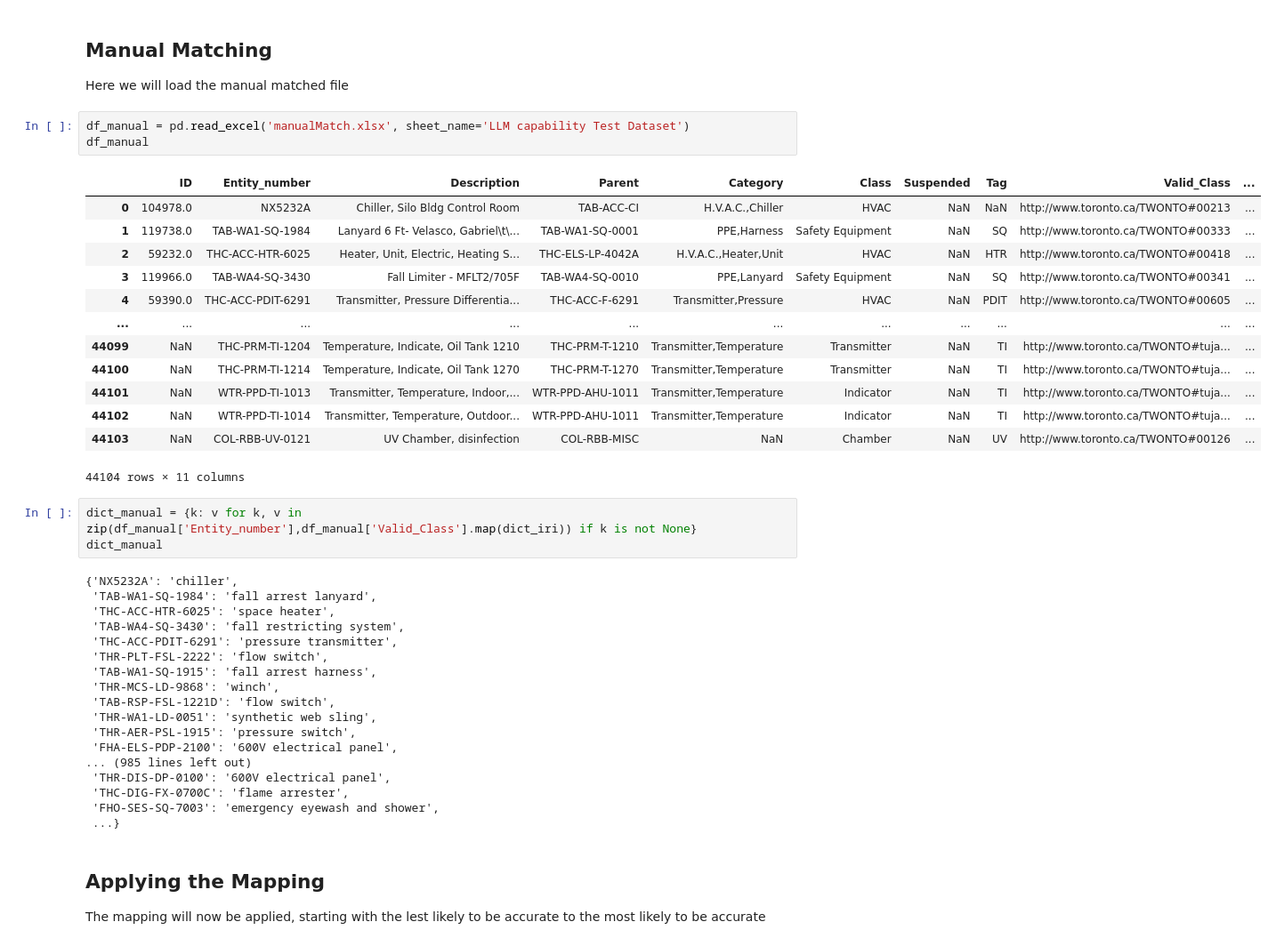
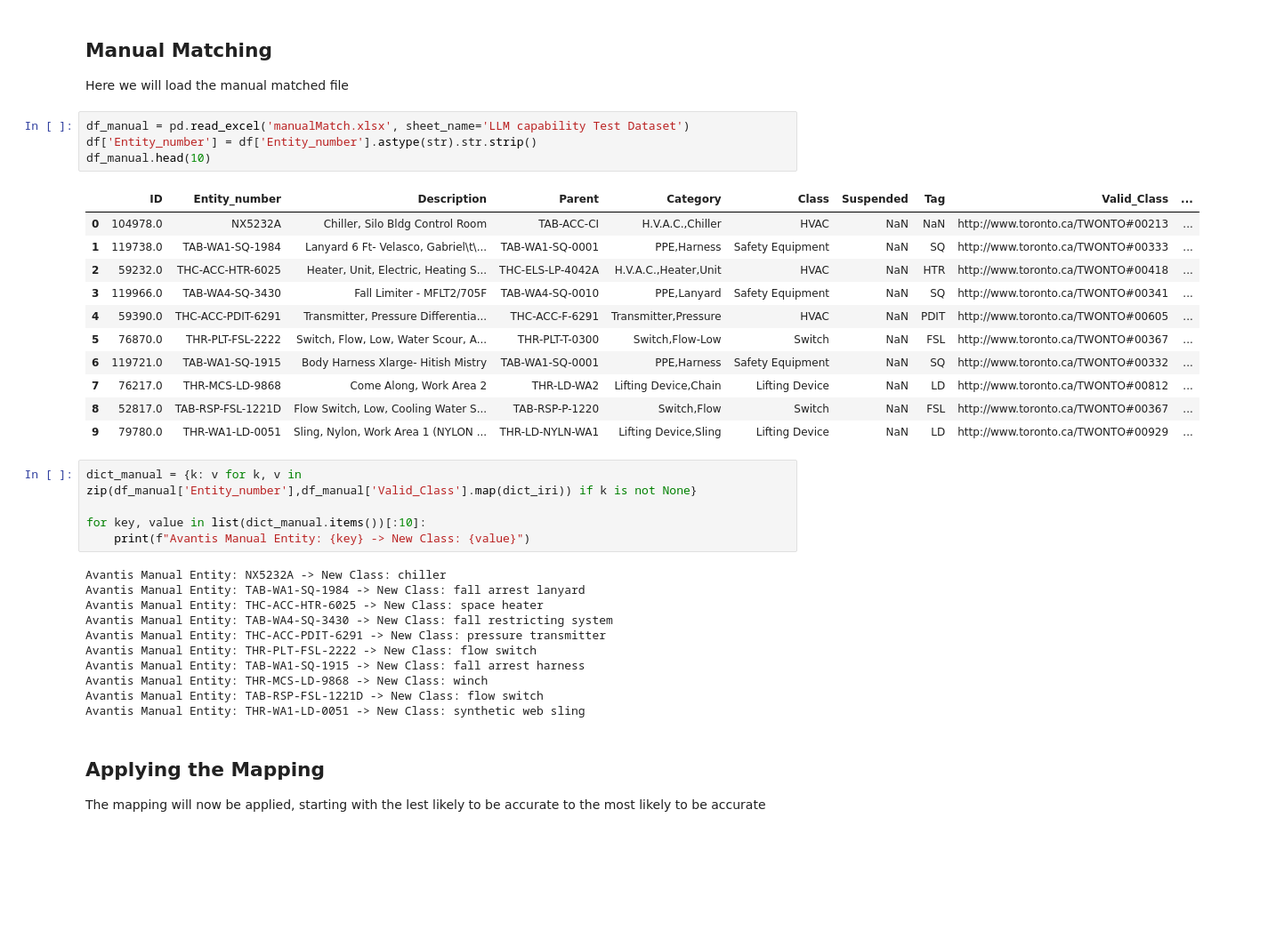
Before and after one commit to TW-ASMP/TWONTO, a Jupyter notebook: Avantis Mapping/Avantis Mapping Instructions.ipynb, the cells around one changed output. Shown at 89% size. Drawn from its saved outputs; the diff is of its cells as text; blank space fills up the shorter version.

```diff
--- a/Avantis Mapping/Avantis Mapping Instructions.ipynb
+++ b/Avantis Mapping/Avantis Mapping Instructions.ipynb
@@ -212,42 +201,36 @@ dict_class
 Here we will load the manual matched file
 # %%
 df_manual = pd.read_excel('manualMatch.xlsx', sheet_name='LLM capability Test Dataset')
-df_manual
+df['Entity_number'] = df['Entity_number'].astype(str).str.strip()
+df_manual.head(10)
 # %% [output]
 |  | ID | Entity_number | Description | Parent | Category | Class | Suspended | Tag | Valid_Class | ... |
 | 0 | 104978.0 | NX5232A | Chiller, Silo Bldg Control Room | TAB-ACC-CI | H.V.A.C.,Chiller | HVAC | NaN | NaN | http://www.toronto.ca/TWONTO#00213 | ... |
 | 1 | 119738.0 | TAB-WA1-SQ-1984 | Lanyard 6 Ft- Velasco, Gabriel\t\... | TAB-WA1-SQ-0001 | PPE,Harness | Safety Equipment | NaN | SQ | http://www.toronto.ca/TWONTO#00333 | ... |
 | 2 | 59232.0 | THC-ACC-HTR-6025 | Heater, Unit, Electric, Heating S... | THC-ELS-LP-4042A | H.V.A.C.,Heater,Unit | HVAC | NaN | HTR | http://www.toronto.ca/TWONTO#00418 | ... |
 | 3 | 119966.0 | TAB-WA4-SQ-3430 | Fall Limiter - MFLT2/705F | TAB-WA4-SQ-0010 | PPE,Lanyard | Safety Equipment | NaN | SQ | http://www.toronto.ca/TWONTO#00341 | ... |
 | 4 | 59390.0 | THC-ACC-PDIT-6291 | Transmitter, Pressure Differentia... | THC-ACC-F-6291 | Transmitter,Pressure | HVAC | NaN | PDIT | http://www.toronto.ca/TWONTO#00605 | ... |
-| ... | ... | ... | ... | ... | ... | ... | ... | ... | ... | ... |
-| 44099 | NaN | THC-PRM-TI-1204 | Temperature, Indicate, Oil Tank 1210 | THC-PRM-T-1210 | Transmitter,Temperature | Transmitter | NaN | TI | http://www.toronto.ca/TWONTO#tuja... | ... |
-| 44100 | NaN | THC-PRM-TI-1214 | Temperature, Indicate, Oil Tank 1270 | THC-PRM-T-1270 | Transmitter,Temperature | Transmitter | NaN | TI | http://www.toronto.ca/TWONTO#tuja... | ... |
-| 44101 | NaN | WTR-PPD-TI-1013 | Transmitter, Temperature, Indoor,... | WTR-PPD-AHU-1011 | Transmitter,Temperature | Indicator | NaN | TI | http://www.toronto.ca/TWONTO#tuja... | ... |
-| 44102 | NaN | WTR-PPD-TI-1014 | Transmitter, Temperature, Outdoor... | WTR-PPD-AHU-1011 | Transmitter,Temperature | Indicator | NaN | TI | http://www.toronto.ca/TWONTO#tuja... | ... |
-| 44103 | NaN | COL-RBB-UV-0121 | UV Chamber, disinfection | COL-RBB-MISC | NaN | Chamber | NaN | UV | http://www.toronto.ca/TWONTO#00126 | ... |
+| 5 | 76870.0 | THR-PLT-FSL-2222 | Switch, Flow, Low, Water Scour, A... | THR-PLT-T-0300 | Switch,Flow-Low | Switch | NaN | FSL | http://www.toronto.ca/TWONTO#00367 | ... |
+| 6 | 119721.0 | TAB-WA1-SQ-1915 | Body Harness Xlarge- Hitish Mistry | TAB-WA1-SQ-0001 | PPE,Harness | Safety Equipment | NaN | SQ | http://www.toronto.ca/TWONTO#00332 | ... |
+| 7 | 76217.0 | THR-MCS-LD-9868 | Come Along, Work Area 2 | THR-LD-WA2 | Lifting Device,Chain | Lifting Device | NaN | LD | http://www.toronto.ca/TWONTO#00812 | ... |
+| 8 | 52817.0 | TAB-RSP-FSL-1221D | Flow Switch, Low, Cooling Water S... | TAB-RSP-P-1220 | Switch,Flow | Switch | NaN | FSL | http://www.toronto.ca/TWONTO#00367 | ... |
+| 9 | 79780.0 | THR-WA1-LD-0051 | Sling, Nylon, Work Area 1 (NYLON ... | THR-LD-NYLN-WA1 | Lifting Device,Sling | Lifting Device | NaN | LD | http://www.toronto.ca/TWONTO#00929 | ... |
-44104 rows × 11 columns
 # %%
 dict_manual = {k: v for k, v in zip(df_manual['Entity_number'],df_manual['Valid_Class'].map(dict_iri)) if k is not None}
-dict_manual
+
+for key, value in list(dict_manual.items())[:10]:
+    print(f"Avantis Manual Entity: {key} -> New Class: {value}")
 # %% [output]
-{'NX5232A': 'chiller',
- 'TAB-WA1-SQ-1984': 'fall arrest lanyard',
- 'THC-ACC-HTR-6025': 'space heater',
- 'TAB-WA4-SQ-3430': 'fall restricting system',
- 'THC-ACC-PDIT-6291': 'pressure transmitter',
- 'THR-PLT-FSL-2222': 'flow switch',
- 'TAB-WA1-SQ-1915': 'fall arrest harness',
- 'THR-MCS-LD-9868': 'winch',
- 'TAB-RSP-FSL-1221D': 'flow switch',
- 'THR-WA1-LD-0051': 'synthetic web sling',
- 'THR-AER-PSL-1915': 'pressure switch',
- 'FHA-ELS-PDP-2100': '600V electrical panel',
-... (985 lines left out)
- 'THR-DIS-DP-0100': '600V electrical panel',
- 'THC-DIG-FX-0700C': 'flame arrester',
- 'FHO-SES-SQ-7003': 'emergency eyewash and shower',
- ...}
+Avantis Manual Entity: NX5232A -> New Class: chiller
+Avantis Manual Entity: TAB-WA1-SQ-1984 -> New Class: fall arrest lanyard
+Avantis Manual Entity: THC-ACC-HTR-6025 -> New Class: space heater
+Avantis Manual Entity: TAB-WA4-SQ-3430 -> New Class: fall restricting system
+Avantis Manual Entity: THC-ACC-PDIT-6291 -> New Class: pressure transmitter
+Avantis Manual Entity: THR-PLT-FSL-2222 -> New Class: flow switch
+Avantis Manual Entity: TAB-WA1-SQ-1915 -> New Class: fall arrest harness
+Avantis Manual Entity: THR-MCS-LD-9868 -> New Class: winch
+Avantis Manual Entity: TAB-RSP-FSL-1221D -> New Class: flow switch
+Avantis Manual Entity: THR-WA1-LD-0051 -> New Class: synthetic web sling
 # %% [markdown]
 ## Applying the Mapping
 The mapping will now be applied, starting with the lest likely to be accurate to the most likely to be accurate
```
Also changed, not shown: parts of 8 cells of this notebook, 3 other files.
